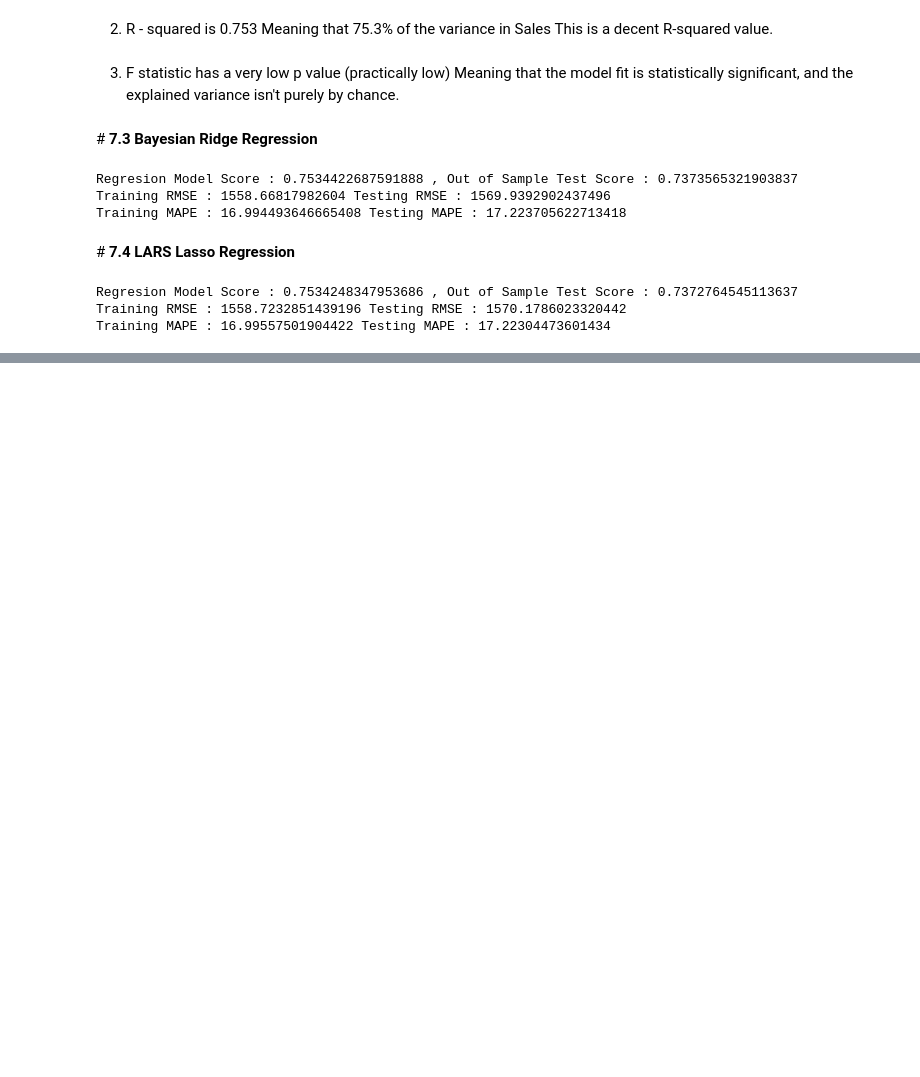
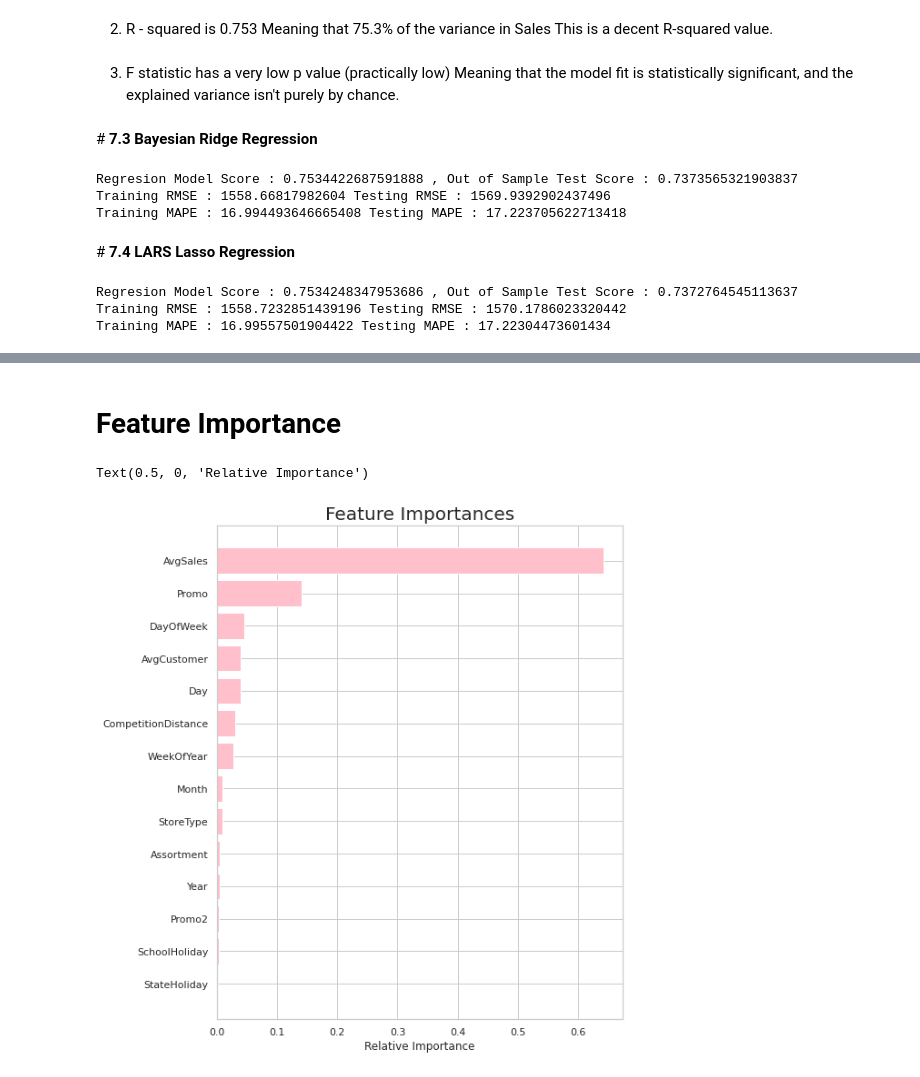
Before and after one commit to Team-AlmaBetter/Retail-Sales-Prediction, a Jupyter notebook: Rossmann_Sales_Prediction_Capstone_Project_ipynb.ipynb, the cells around one changed output, grey strips where cells are left out. Drawn from its saved outputs; the diff is of its cells as text; code cells hidden in the pictures; blank space fills up the shorter version.

```diff
--- a/Rossmann_Sales_Prediction_Capstone_Project_ipynb.ipynb
+++ b/Rossmann_Sales_Prediction_Capstone_Project_ipynb.ipynb
@@ -1268,0 +1315,20 @@ Training MAPE : 16.99557501904422 Testing MAPE : 17.22304473601434
+# %% [markdown]
+# Feature Importance
+# %%
+
+from sklearn.ensemble import RandomForestRegressor
+rdf = RandomForestRegressor(n_estimators=30)
+rdfreg = rdf.fit(Xl_train, yl_train)
+# %%
+
+features = Xl_train.columns
+importances = rdfreg.feature_importances_
+indices = np.argsort(importances)
+plt.figure(figsize=(8,10))
+plt.title('Feature Importances', fontsize=20)
+plt.barh(range(len(indices)), importances[indices], color='pink', align='center')
+plt.yticks(range(len(indices)), features[indices])
+plt.xlabel('Relative Importance')
+# %% [output]
+Text(0.5, 0, 'Relative Importance')
+[figure, added]
```
Also changed, not shown: parts of 7 cells of this notebook.
